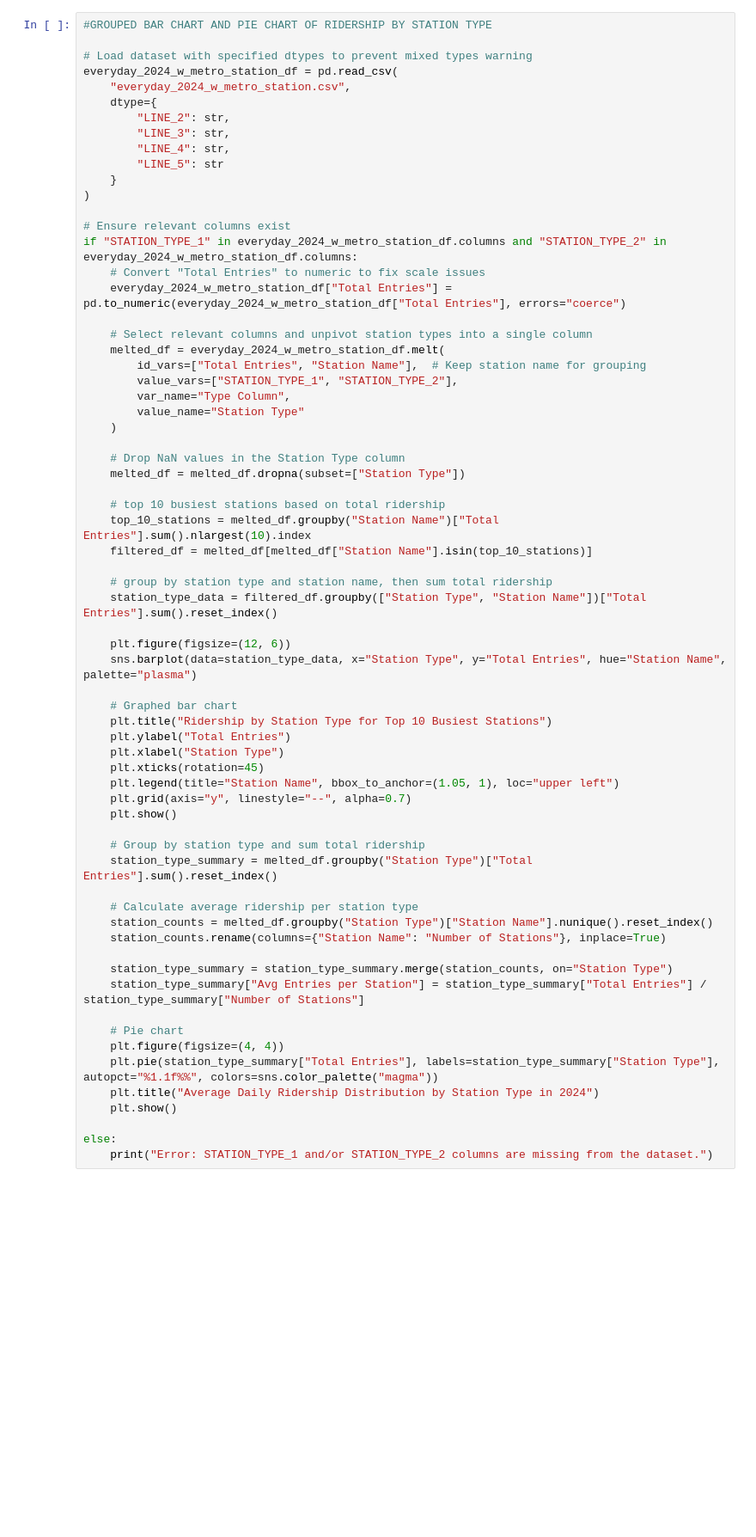
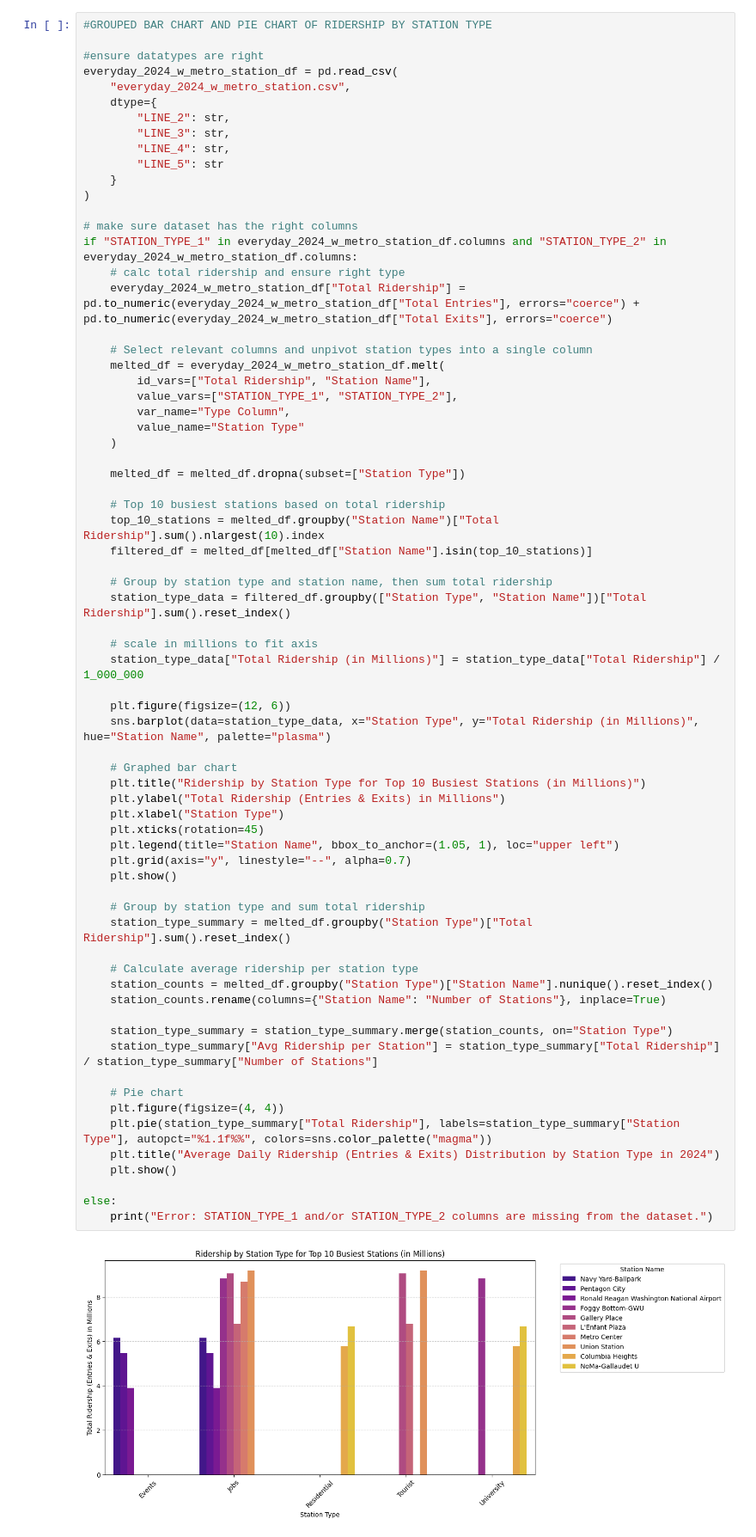
Before and after one commit to maya-mp/WMATA_Analysis, a Jupyter notebook: Info_Challenge/Initial_Viz/Visualizations.ipynb, the cells around one changed output. Shown at 86% size. Cells and saved outputs as stored; diff of their text form; blank space fills up the shorter version.

Commit message:
fixed y axis issues by scaling by 1 Mil

```diff
--- a/Info_Challenge/Initial_Viz/Visualizations.ipynb
+++ b/Info_Challenge/Initial_Viz/Visualizations.ipynb
@@ -393,7 +432,7 @@ plt.show()
 # %%
 #GROUPED BAR CHART AND PIE CHART OF RIDERSHIP BY STATION TYPE
 
-# Load dataset with specified dtypes to prevent mixed types warning
+#ensure datatypes are right
 everyday_2024_w_metro_station_df = pd.read_csv(
     "everyday_2024_w_metro_station.csv",
     dtype={
@@ -404,56 +443,60 @@ everyday_2024_w_metro_station_df = pd.read_csv(
     }
 )
 
-# Ensure relevant columns exist
+# make sure dataset has the right columns
 if "STATION_TYPE_1" in everyday_2024_w_metro_station_df.columns and "STATION_TYPE_2" in everyday_2024_w_metro_station_df.columns:
-    # Convert "Total Entries" to numeric to fix scale issues
-    everyday_2024_w_metro_station_df["Total Entries"] = pd.to_numeric(everyday_2024_w_metro_station_df["Total Entries"], errors="coerce")
+    # calc total ridership and ensure right type
+    everyday_2024_w_metro_station_df["Total Ridership"] = pd.to_numeric(everyday_2024_w_metro_station_df["Total Entries"], errors="coerce") + pd.to_numeric(everyday_2024_w_metro_station_df["Total Exits"], errors="coerce")
 
     # Select relevant columns and unpivot station types into a single column
     melted_df = everyday_2024_w_metro_station_df.melt(
-        id_vars=["Total Entries", "Station Name"],  # Keep station name for grouping
+        id_vars=["Total Ridership", "Station Name"],
         value_vars=["STATION_TYPE_1", "STATION_TYPE_2"],
         var_name="Type Column",
         value_name="Station Type"
     )
 
-    # Drop NaN values in the Station Type column
     melted_df = melted_df.dropna(subset=["Station Type"])
 
-    # top 10 busiest stations based on total ridership
-    top_10_stations = melted_df.groupby("Station Name")["Total Entries"].sum().nlargest(10).index
+    # Top 10 busiest stations based on total ridership
+    top_10_stations = melted_df.groupby("Station Name")["Total Ridership"].sum().nlargest(10).index
     filtered_df = melted_df[melted_df["Station Name"].isin(top_10_stations)]
 
-    # group by station type and station name, then sum total ridership
-    station_type_data = filtered_df.groupby(["Station Type", "Station Name"])["Total Entries"].sum().reset_index()
+    # Group by station type and station name, then sum total ridership
+    station_type_data = filtered_df.groupby(["Station Type", "Station Name"])["Total Ridership"].sum().reset_index()
+
+    # scale in millions to fit axis
+    station_type_data["Total Ridership (in Millions)"] = station_type_data["Total Ridership"] / 1_000_000
 
     plt.figure(figsize=(12, 6))
-    sns.barplot(data=station_type_data, x="Station Type", y="Total Entries", hue="Station Name", palette="plasma")
+    sns.barplot(data=station_type_data, x="Station Type", y="Total Ridership (in Millions)", hue="Station Name", palette="plasma")
 
     # Graphed bar chart
-    plt.title("Ridership by Station Type for Top 10 Busiest Stations")
-    plt.ylabel("Total Entries")
+    plt.title("Ridership by Station Type for Top 10 Busiest Stations (in Millions)")
+    plt.ylabel("Total Ridership (Entries & Exits) in Millions")
     plt.xlabel("Station Type")
     plt.xticks(rotation=45)
     plt.legend(title="Station Name", bbox_to_anchor=(1.05, 1), loc="upper left")
     plt.grid(axis="y", linestyle="--", alpha=0.7)
     plt.show()
 
     # Group by station type and sum total ridership
-    station_type_summary = melted_df.groupby("Station Type")["Total Entries"].sum().reset_index()
+    station_type_summary = melted_df.groupby("Station Type")["Total Ridership"].sum().reset_index()
 
     # Calculate average ridership per station type
     station_counts = melted_df.groupby("Station Type")["Station Name"].nunique().reset_index()
     station_counts.rename(columns={"Station Name": "Number of Stations"}, inplace=True)
 
     station_type_summary = station_type_summary.merge(station_counts, on="Station Type")
-    station_type_summary["Avg Entries per Station"] = station_type_summary["Total Entries"] / station_type_summary["Number of Stations"]
+    station_type_summary["Avg Ridership per Station"] = station_type_summary["Total Ridership"] / station_type_summary["Number of Stations"]
 
     # Pie chart
     plt.figure(figsize=(4, 4))
-    plt.pie(station_type_summary["Total Entries"], labels=station_type_summary["Station Type"], autopct="%1.1f%%", colors=sns.color_palette("magma"))
-    plt.title("Average Daily Ridership Distribution by Station Type in 2024")
+    plt.pie(station_type_summary["Total Ridership"], labels=station_type_summary["Station Type"], autopct="%1.1f%%", colors=sns.color_palette("magma"))
+    plt.title("Average Daily Ridership (Entries & Exits) Distribution by Station Type in 2024")
     plt.show()
 
 else:
     print("Error: STATION_TYPE_1 and/or STATION_TYPE_2 columns are missing from the dataset.")
+# %% [output]
+[figure, added]
```
Also changed, not shown: parts of 8 cells of this notebook.
